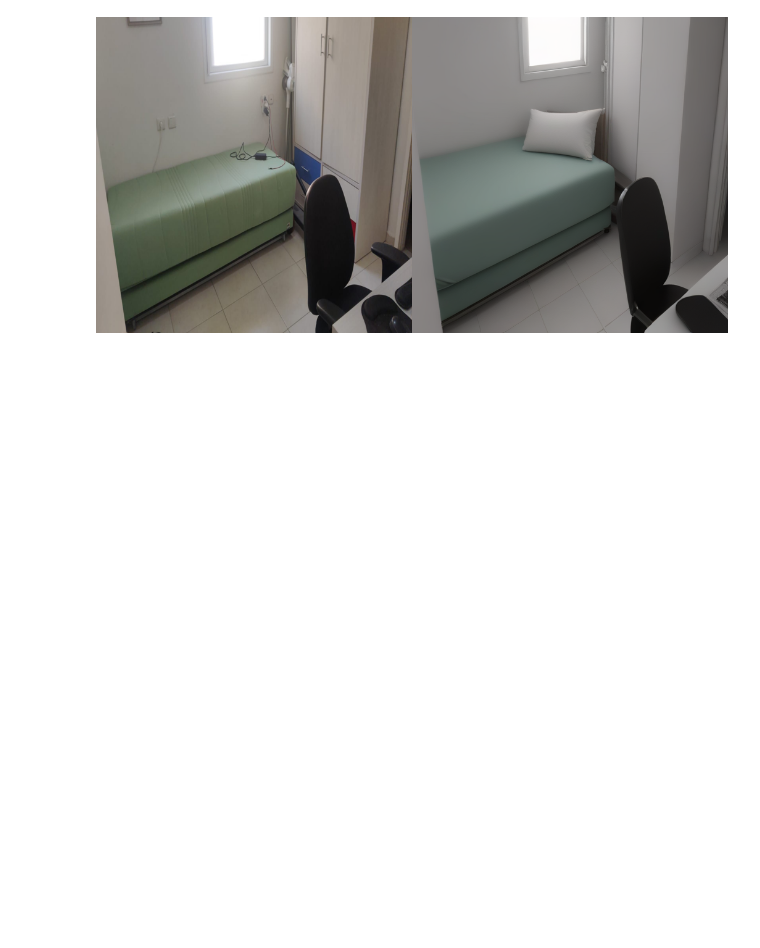
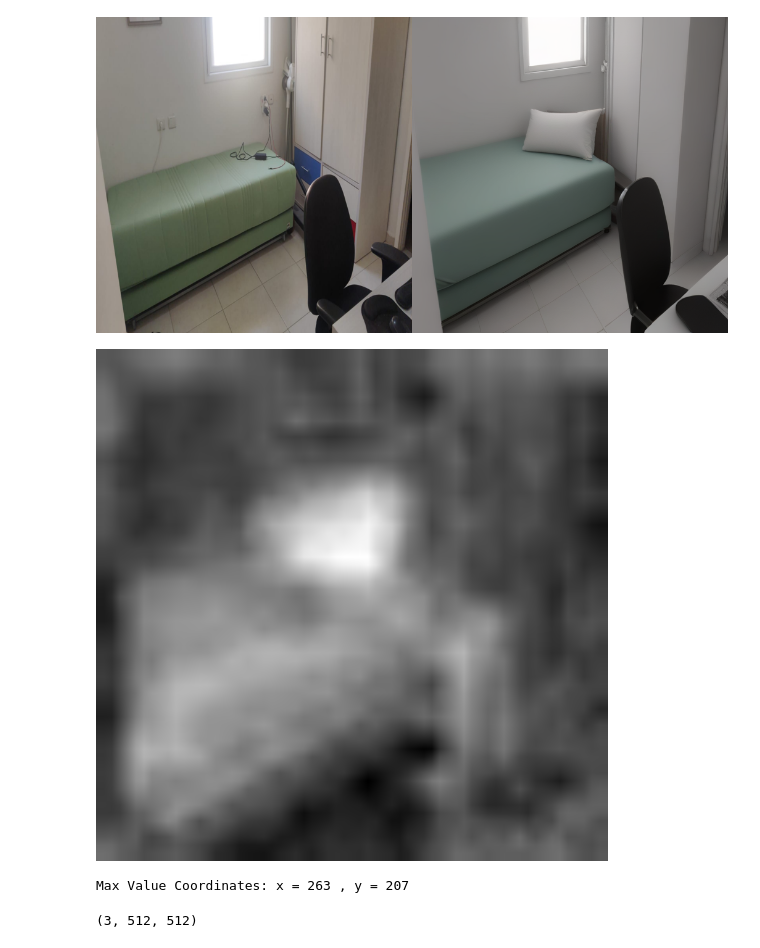
Before and after one commit to yairshp/ReNoise-Inversion, a Jupyter notebook: playground.ipynb, the cells around one changed output. Saved outputs shown, nothing was run; the diff lists cells and outputs as text; code cells hidden in the pictures; blank space fills up the shorter version.

Commit message:
segmented output of the edited image

```diff
--- a/playground.ipynb
+++ b/playground.ipynb
@@ -114,7 +104,11 @@ pipe_inference.unet = set_layer_with_name_and_path(pipe_inference.unet)
 pipe_inference.unet = register_cross_attention_hook(pipe_inference.unet)
 # %%
 edit_images = []
-for inv_latent, noise, edit_prompt in zip(inv_latents, noises, edit_propmts):
+for i, (inv_latent, noise, edit_prompt) in enumerate(
+    zip(inv_latents, noises, edit_propmts)
+):
+    if not i == 0:
+        continue
     generator = torch.Generator().manual_seed(config.seed)
     pipe_inference.scheduler.set_noise_list(noise)
     pipe_inference.cfg = config
@@ -135,5 +129,18 @@ make_image_grid([inputs_images[i], edit_images[i]], 1, 2)
 # %% [output]
 [figure]
 # %%
-attn_map = preprocess(max_height=512, max_width=512)
-visualize_and_save_attn_map(attn_map, pipe_inference.tokenizer, edit_propmts[0])
+# # attn_map = preprocess(max_height=512, max_width=512)
+# visualize_and_save_attn_map(attn_map, pipe_inference.tokenizer, edit_propmts[3])
+from attention_maps_utils_by_timesteps import get_attn_maps
+
+attn_maps = get_attn_maps()
+# %%
+timestep = 3
+attn_map = preprocess(attn_maps[timestep], 512, 512)
+attn_map_img = visualize_and_save_attn_map(
+    attn_map, pipe_inference.tokenizer, edit_propmts[0], 5
+)
+# %%
+attn_map_img
+# %% [output]
+[figure, added]
@@ -139,0 +151,7 @@ visualize_and_save_attn_map(attn_map, pipe_inference.tokenizer, edit_propmts[0])
+# %%
+max_index = np.argmax(attn_map_arr)
+max_x = max_index % attn_map_arr.shape[1]
+max_y = max_index // attn_map_arr.shape[1]
+print("Max Value Coordinates: x =", max_x, ", y =", max_y)
+# %% [output]
+Max Value Coordinates: x = 263 , y = 207
@@ -139,0 +185,4 @@ visualize_and_save_attn_map(attn_map, pipe_inference.tokenizer, edit_propmts[0])
+# %%
+masks.shape
+# %% [output]
+(3, 512, 512)
```
Also changed, not shown: parts of 13 cells of this notebook, 2 other files.
